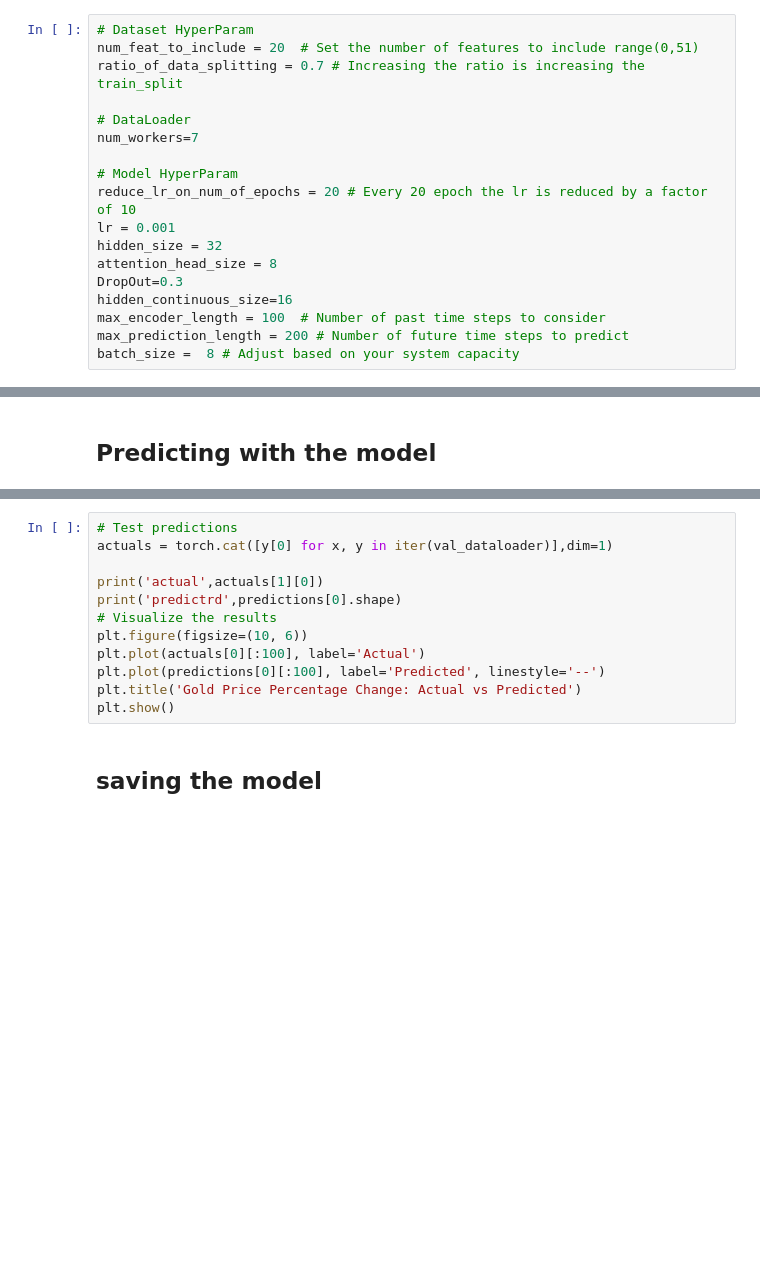
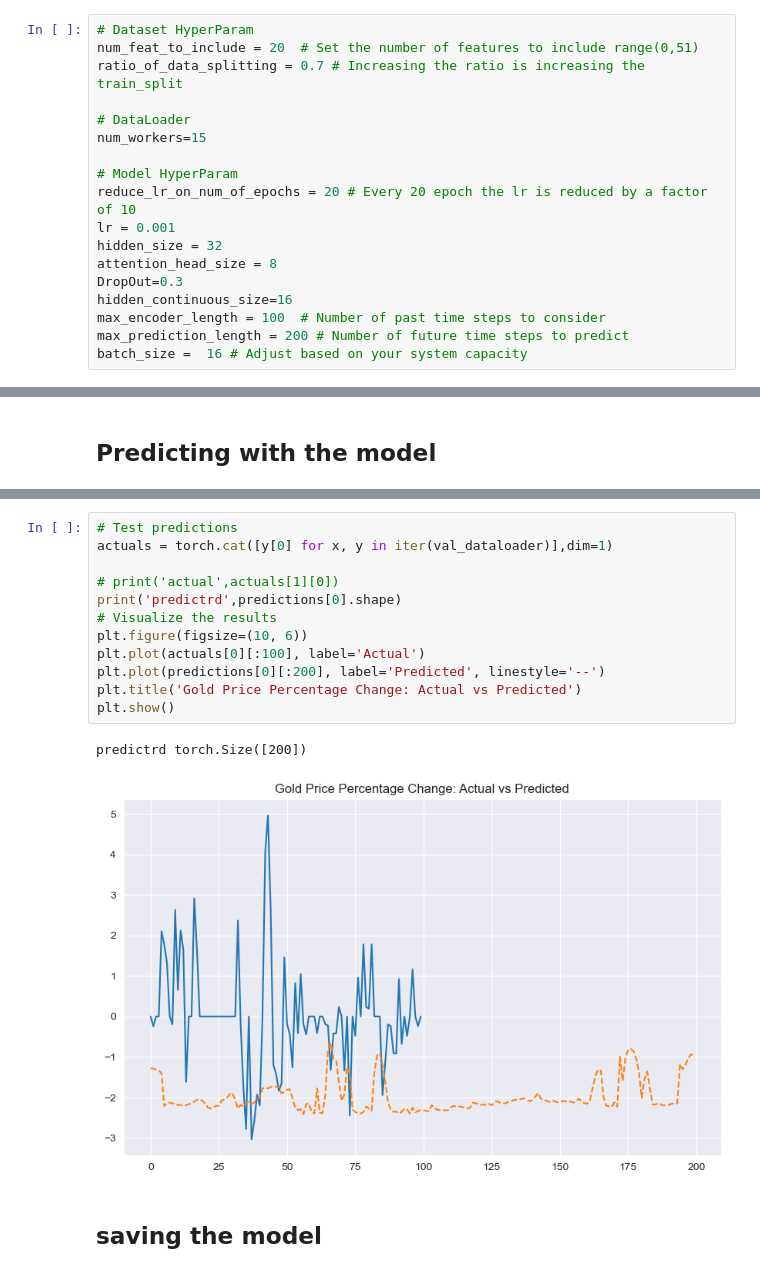
Before and after one commit to mazenwk/beltone-hackathon, a Jupyter notebook: src/Workout/Skeleton.ipynb, the cells around one changed output, grey strips where cells are left out. Cells and saved outputs as stored; diff of their text form; blank space fills up the shorter version.

```diff
--- a/src/Workout/Skeleton.ipynb
+++ b/src/Workout/Skeleton.ipynb
@@ -18,7 +18,7 @@ num_feat_to_include = 20  # Set the number of features to include range(0,51)
 ratio_of_data_splitting = 0.7 # Increasing the ratio is increasing the train_split
 
 # DataLoader
-num_workers=7
+num_workers=15
 
 # Model HyperParam
 reduce_lr_on_num_of_epochs = 20 # Every 20 epoch the lr is reduced by a factor of 10
@@ -29,7 +29,7 @@ DropOut=0.3
 hidden_continuous_size=16
 max_encoder_length = 100  # Number of past time steps to consider
 max_prediction_length = 200 # Number of future time steps to predict
-batch_size =  8 # Adjust based on your system capacity
+batch_size =  16 # Adjust based on your system capacity
 # %% [markdown]
 # Reading CSVs
 # %%
@@ -531,14 +631,17 @@ for x,y in iter(val_dataloader):
 # %%
 # Test predictions
 actuals = torch.cat([y[0] for x, y in iter(val_dataloader)],dim=1)
 
-print('actual',actuals[1][0])
+# print('actual',actuals[1][0])
 print('predictrd',predictions[0].shape)
 # Visualize the results
 plt.figure(figsize=(10, 6))
 plt.plot(actuals[0][:100], label='Actual')
-plt.plot(predictions[0][:100], label='Predicted', linestyle='--')
+plt.plot(predictions[0][:200], label='Predicted', linestyle='--')
 plt.title('Gold Price Percentage Change: Actual vs Predicted')
 plt.show()
+# %% [output]
+predictrd torch.Size([200])
+[figure, added]
 # %% [markdown]
 ## saving the model
```
Also changed, not shown: parts of 20 cells of this notebook, 10 other files.
